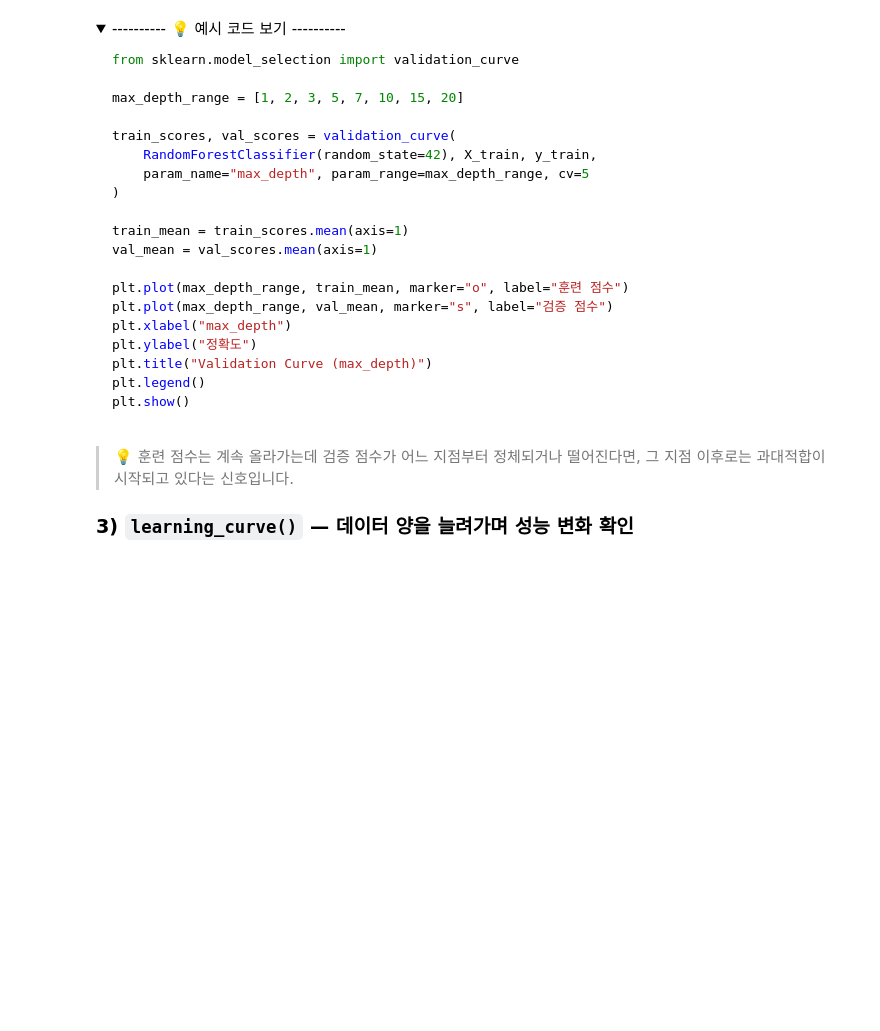
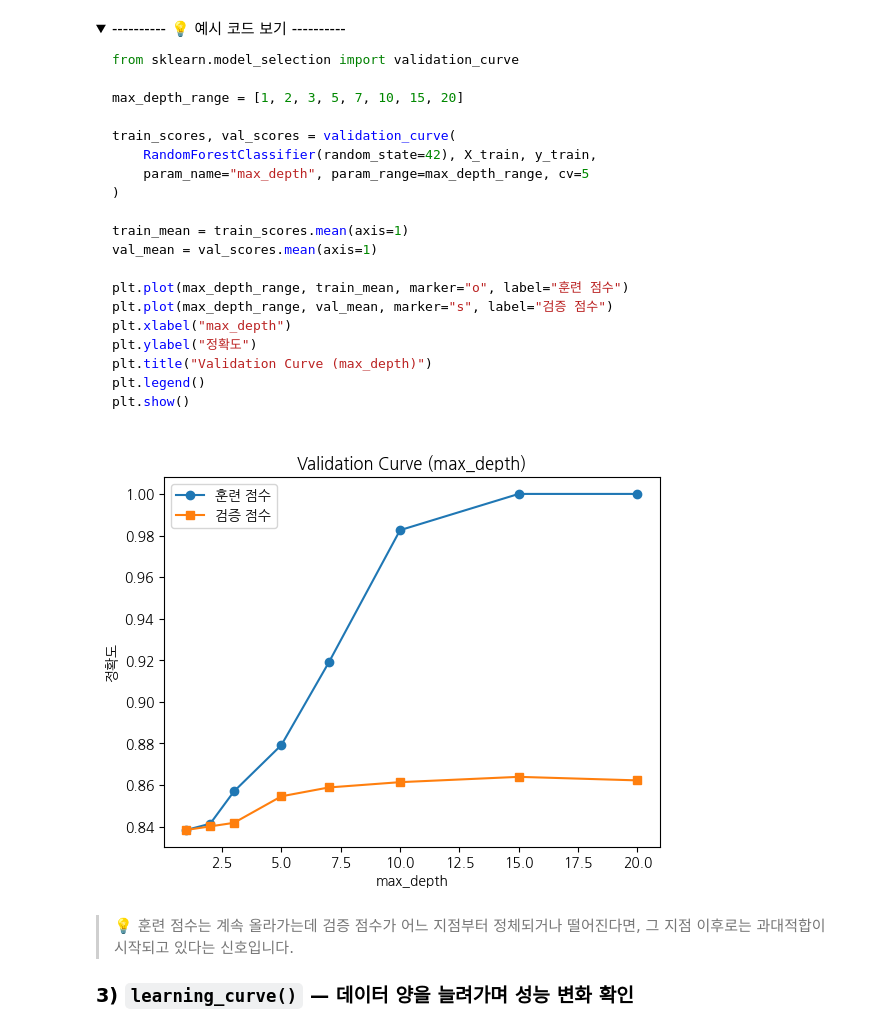
Before and after one commit to qnrPwjd/EST_AI_Challengers_Code, a Jupyter notebook: Week3(AI_Modeling)/CH13_비지도학습및모델성능향상.ipynb, the cells around one changed output. Cells and saved outputs as stored; diff of their text form; code cells hidden in the pictures; folded sections open; blank space fills up the shorter version.

```diff
--- a/Week3(AI_Modeling)/CH13_비지도학습및모델성능향상.ipynb
+++ b/Week3(AI_Modeling)/CH13_비지도학습및모델성능향상.ipynb
@@ -1743,24 +1907,30 @@ plt.show()
 </details>
 # %%
 # 코드 입력
+from sklearn.model_selection import validation_curve
 
+max_depth_range = [1, 2, 3, 5, 7, 10, 15, 20]
 
+train_scores, val_scores = validation_curve(
+    RandomForestClassifier(random_state=42), X_train, y_train,
+    param_name="max_depth", param_range=max_depth_range, cv=5
+)
 
-
-
-
-
+train_mean = train_scores.mean(axis=1)
+val_mean = val_scores.mean(axis=1)
 
 plt.plot(max_depth_range, train_mean, marker="o", label="훈련 점수")
 plt.plot(max_depth_range, val_mean, marker="s", label="검증 점수")
 
 plt.xlabel("max_depth")
 plt.ylabel("정확도")
 plt.title("Validation Curve (max_depth)")
 
 plt.legend()
 
 plt.show()
+# %% [output]
+[figure, added]
 # %% [markdown]
 > 💡 훈련 점수는 계속 올라가는데 검증 점수가 어느 지점부터 정체되거나 떨어진다면, 그 지점 이후로는 과대적합이 시작되고 있다는 신호입니다.
 
```
Also changed, not shown: parts of 35 cells of this notebook.
